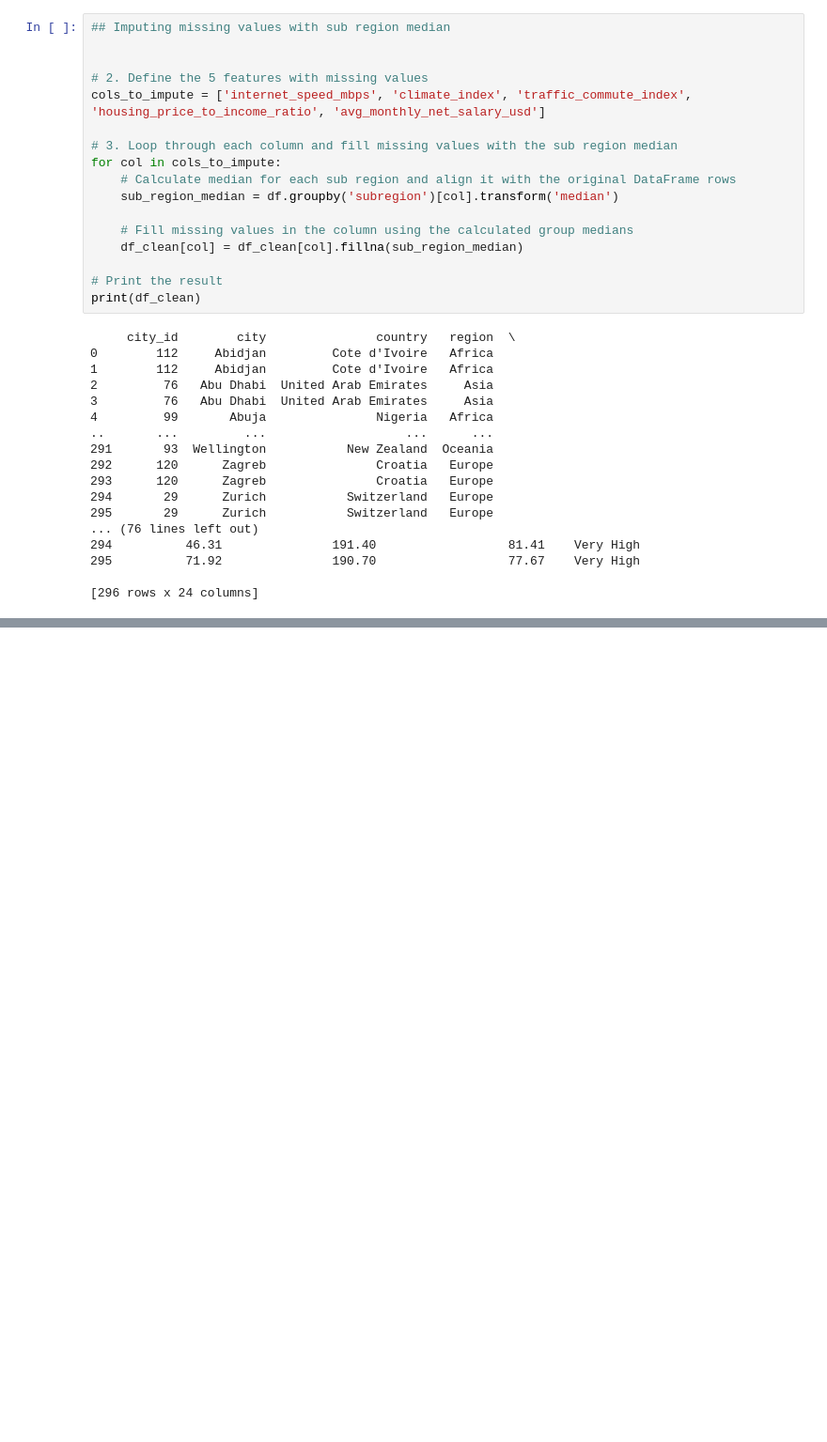
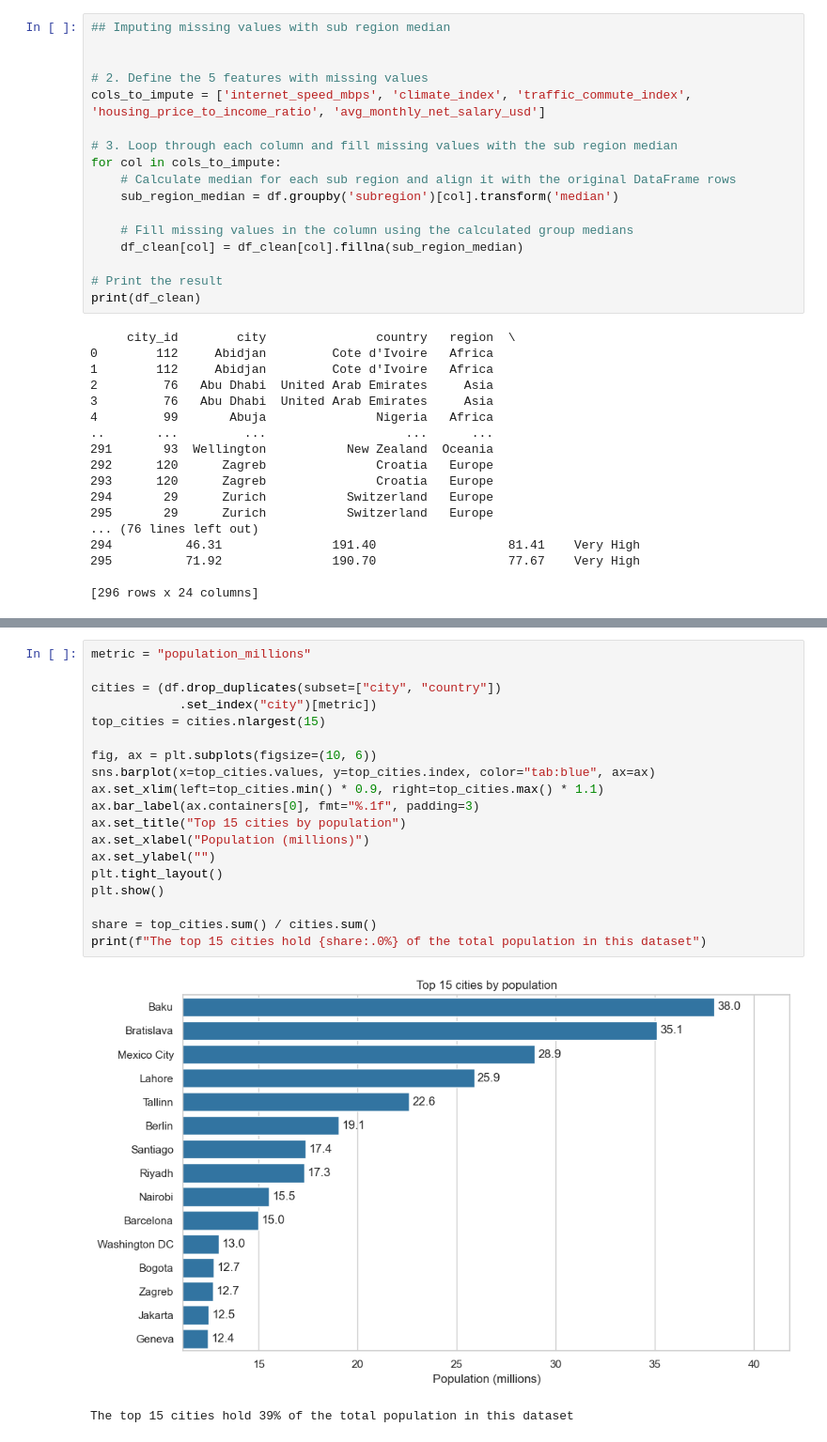
Before and after one commit to SindhujaDavuluri-IAAC/5-day1-assignment, a Jupyter notebook: data_cleaning_and_EDA_5.ipynb, the cells around one changed output, grey strips where cells are left out. Shown at 94% size. Saved outputs shown, nothing was run; the diff lists cells and outputs as text; blank space fills up the shorter version.

```diff
--- a/data_cleaning_and_EDA_5.ipynb
+++ b/data_cleaning_and_EDA_5.ipynb
@@ -418,0 +524,22 @@ print(df_clean)
+# %%
+metric = "population_millions"
+
+cities = (df.drop_duplicates(subset=["city", "country"])
+            .set_index("city")[metric])
+top_cities = cities.nlargest(15)
+
+fig, ax = plt.subplots(figsize=(10, 6))
+sns.barplot(x=top_cities.values, y=top_cities.index, color="tab:blue", ax=ax)
+ax.set_xlim(left=top_cities.min() * 0.9, right=top_cities.max() * 1.1)
+ax.bar_label(ax.containers[0], fmt="%.1f", padding=3)
+ax.set_title("Top 15 cities by population")
+ax.set_xlabel("Population (millions)")
+ax.set_ylabel("")
+plt.tight_layout()
+plt.show()
+
+share = top_cities.sum() / cities.sum()
+print(f"The top 15 cities hold {share:.0%} of the total population in this dataset")
+# %% [output]
+[figure, added]
+The top 15 cities hold 39% of the total population in this dataset
```
Also changed, not shown: parts of 9 cells of this notebook.
